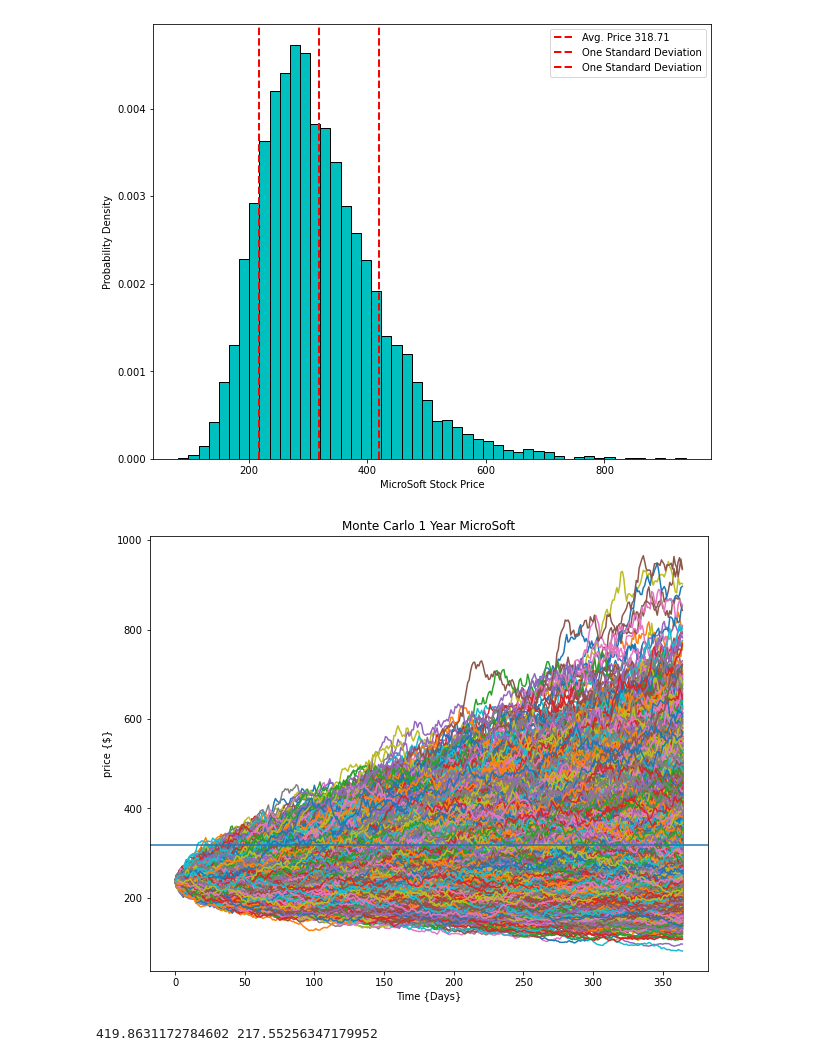
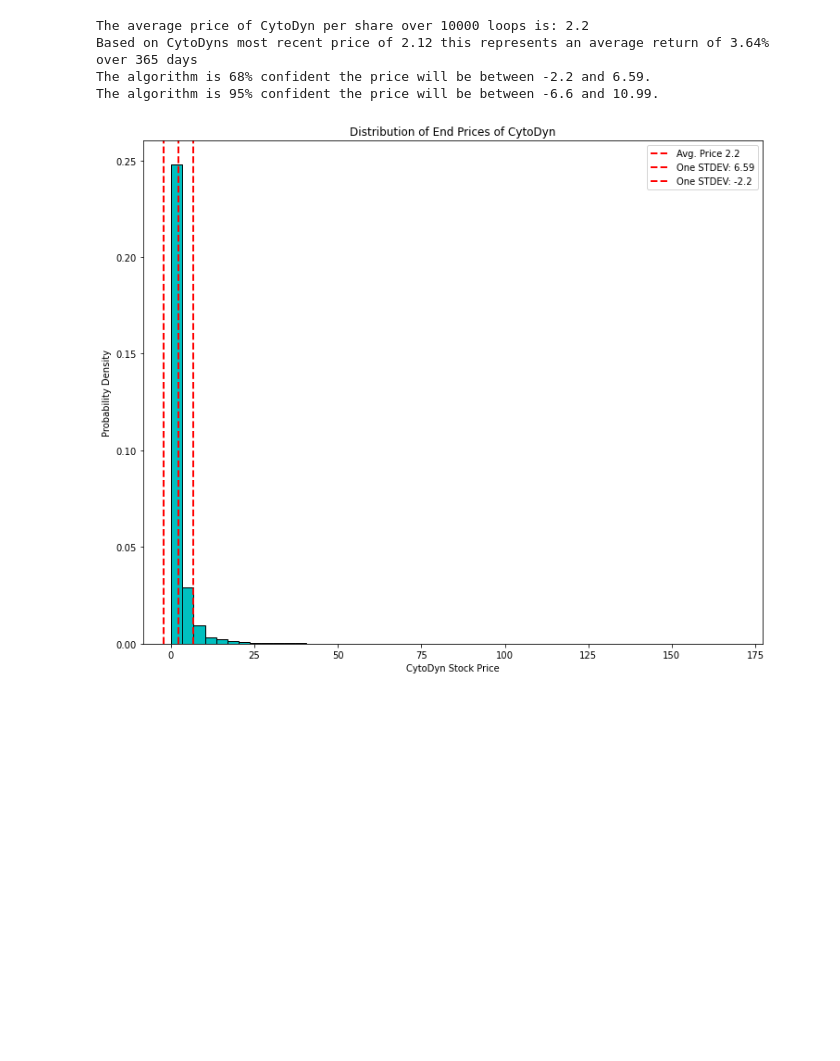
Before and after one commit to ryanhhogan3/MonteCarloFinance, a Jupyter notebook: CondaCarlo.ipynb, the cells around one changed output. Saved outputs shown, nothing was run; the diff lists cells and outputs as text; code cells hidden in the pictures; blank space fills up the shorter version.

```diff
--- a/CondaCarlo.ipynb
+++ b/CondaCarlo.ipynb
@@ -11,10 +11,13 @@ import math
 
 # Get our stocks
 def get_simulation(ticker, name):
-    data = pd.DataFrame()
-    data[ticker] = wb.DataReader(ticker, data_source='yahoo', start='2010-01-01')['Adj Close']
 
-    log_returns = np.log(1+ data.pct_change())
+    # Handle the ticker call API
+    AdjCloseData = pd.DataFrame()
+    AdjCloseData[ticker] = wb.DataReader(ticker, data_source='yahoo', start='2010-01-01')['Adj Close']
+
+    # Create our Monte Carlo Simulation
+    log_returns = np.log(1+ AdjCloseData.pct_change())
 
     u = log_returns.mean()
 
@@ -28,10 +31,11 @@ def get_simulation(ticker, name):
 
     daily_returns = np.exp(drift.values + stdev.values * norm.ppf(np.random.rand(time, loops)))
 
-    S0 = data.iloc[-1]
+    longRecentClose = AdjCloseData.iloc[-1]
+    RecentClose = round(longRecentClose[0],2)
 
     price_list = np.zeros_like(daily_returns)
-    price_list[0] = S0
+    price_list[0] = RecentClose
 
     for t in range(1, time):
         price_list[t] = price_list[t - 1] * daily_returns[t]
@@ -44,34 +48,48 @@ def get_simulation(ticker, name):
     stdevs1 = [(endmean + endsigma), (endmean - endsigma)]
     stdevs2 = [(endmean + (endsigma*2)), (endmean - (endsigma*2))]
 
+    longavgreturn = ((endmean - RecentClose) / RecentClose)
+    avgreturn = round(longavgreturn, 4) * 100
+
+    # Print out our statistics
+    print()
+    print('The average price of {} per share over {} loops is: {}'.format(name, loops, round(endmean, 2)))
+    print('Based on {}s most recent price of {} this represents an average return of {}% over {} days'.format(name, RecentClose, round(avgreturn,2), time))
+    print('The algorithm is 68% confident the price will be between {} and {}.'.format(round(stdevs1[1],2), round(stdevs1[0],2)))
+    print('The algorithm is 95% confident the price will be between {} and {}.'.format(round(stdevs2[1],2), round(stdevs2[0],2)))
+    print()
+
+
     # Our histogram of ending prices after simulation
-    plt.figure(figsize=(10,8))
+    plt.figure(figsize=(12,10))
     plt.xlabel('{} Stock Price'.format(name))
     plt.ylabel('Probability Density')
     plt.hist(endsim_prices, 50, density=True, color='c', edgecolor='k')
     # Our average of the ending prices
     plt.axvline(endmean, color='r', linestyle='dashed', linewidth=2, label='Avg. Price {}'.format(round(endmean, 2)))
-    plt.axvline(stdevs1[0], color='r', linestyle='dashed', linewidth=2, label='One Standard Deviation')
-    plt.axvline(stdevs1[1], color='r', linestyle='dashed', linewidth=2, label='One Standard Deviation')
+    plt.axvline(stdevs1[0], color='r', linestyle='dashed', linewidth=2, label='One STDEV: {}'.format(round(stdevs1[0],2)))
+    plt.axvline(stdevs1[1], color='r', linestyle='dashed', linewidth=2, label='One STDEV: {}'.format(round(stdevs1[1],2)))
+    plt.title('Distribution of End Prices of {}'.format(name))
     plt.legend()
 
 
 
     # Monte Carlo Simulation
-    plt.figure(figsize=(10,8))
+    plt.figure(figsize=(12,10))
     plt.title('Monte Carlo 1 Year '+ name)
     plt.ylabel("price {$}")
     plt.xlabel('Time {Days}')
     # Plot our price list
     plt.plot(price_list)
     # Create our average line
-    plt.axhline(endmean)
+
 
     plt.show()
-    print(stdevs1[0], stdevs1[1])
-# %%
-get_simulation('MSFT', 'MicroSoft')
-# %% [output]
-[figure, removed]
-[figure, removed]
-419.8631172784602 217.55256347179952
+# %%
+get_simulation('CYDY', 'CytoDyn')
+# %% [output]
+The average price of CytoDyn per share over 10000 loops is: 2.2
+Based on CytoDyns most recent price of 2.12 this represents an average return of 3.64% over 365 days
+The algorithm is 68% confident the price will be between -2.2 and 6.59.
+The algorithm is 95% confident the price will be between -6.6 and 10.99.
+[figure, added]
```
Also changed, not shown: parts of 2 cells of this notebook.
